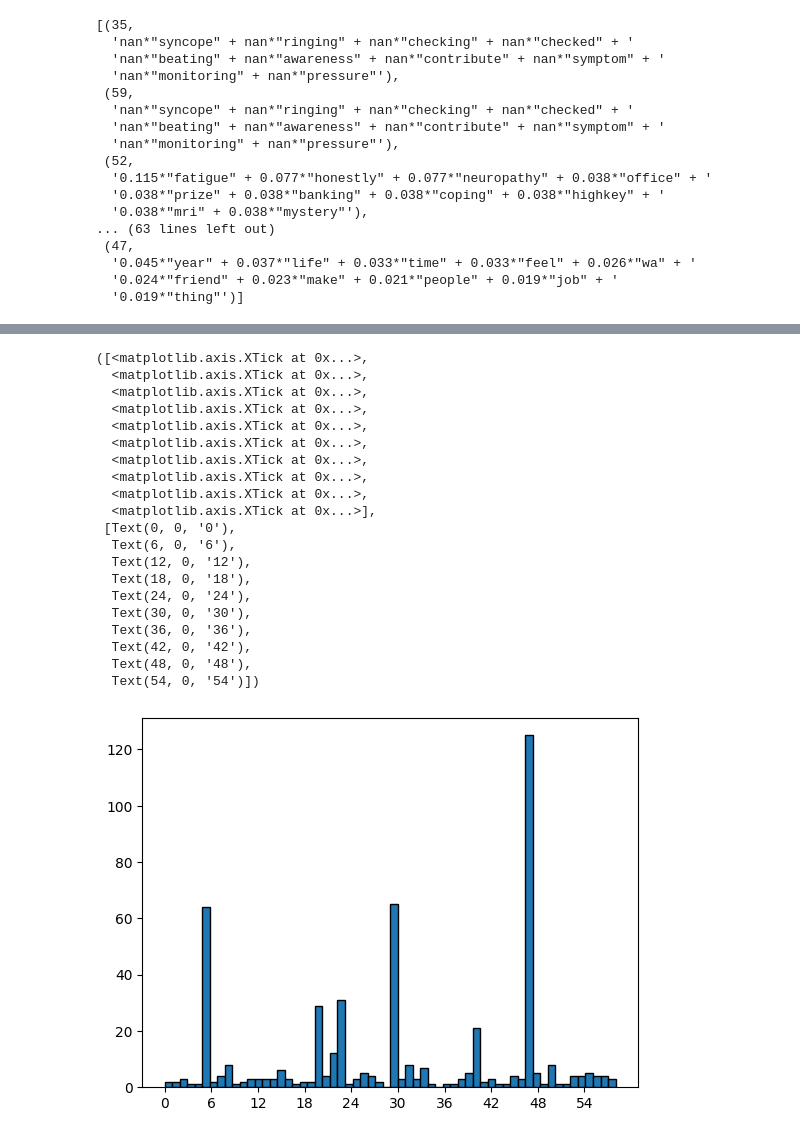
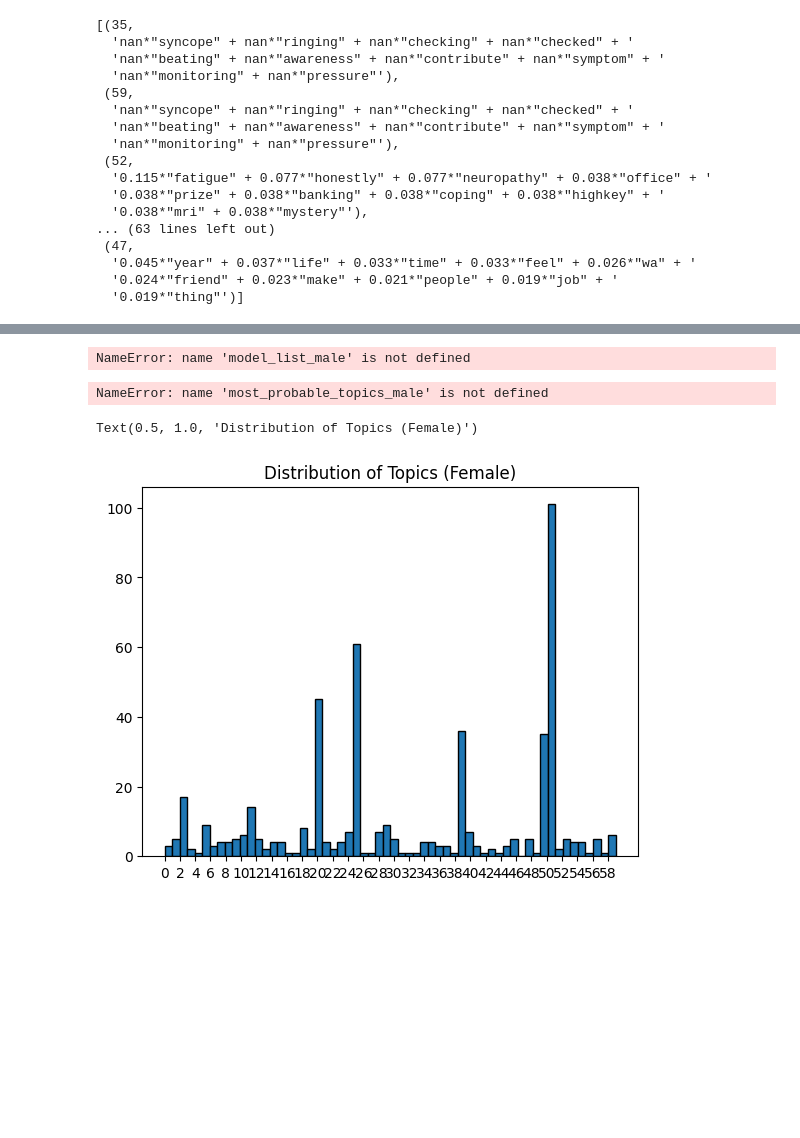
Before and after one commit to benmaxlevy/second_study, a Jupyter notebook: main.ipynb, the cells around one changed output, grey strips where cells are left out. Cells and saved outputs as stored; diff of their text form; code cells hidden in the pictures; blank space fills up the shorter version.

Commit message:
Compute Gibbs Sample LDA for female

```diff
--- a/main.ipynb
+++ b/main.ipynb
@@ -323,41 +346,49 @@ pp.pprint(model_list_male[10].print_topics())
 
 from operator import itemgetter
 
-most_probable_topics = []
+most_probable_topics_male = []
 
 for topics in model_list_male[10][corpus_male]:
     # get first most prob
-    most_probable_topics.append(max(topics, key=itemgetter(1))[0])
+    most_probable_topics_male.append(max(topics, key=itemgetter(1))[0])
     # get second most prob
     topics.remove(max(topics, key=itemgetter(1)))
-    most_probable_topics.append(max(topics, key=itemgetter(1))[0])
+    most_probable_topics_male.append(max(topics, key=itemgetter(1))[0])
     # get third most prob
     topics.remove(max(topics, key=itemgetter(1)))
-    most_probable_topics.append(max(topics, key=itemgetter(1))[0])
+    most_probable_topics_male.append(max(topics, key=itemgetter(1))[0])
+# %% [output]
+NameError: name 'model_list_male' is not defined
+# %%
+# get distribution of topics for female
+
+from operator import itemgetter
+
+most_probable_topics_female = []
+
+for topics in model_list_female[10][corpus_female]:
+    # get first most prob
+    most_probable_topics_female.append(max(topics, key=itemgetter(1))[0])
+    # get second most prob
+    topics.remove(max(topics, key=itemgetter(1)))
+    most_probable_topics_female.append(max(topics, key=itemgetter(1))[0])
+    # get third most prob
+    topics.remove(max(topics, key=itemgetter(1)))
+    most_probable_topics_female.append(max(topics, key=itemgetter(1))[0])
 # %%
 # display the distribution of topics for male
 
-plt.hist(most_probable_topics, edgecolor="black", bins=60)
+plt.hist(most_probable_topics_male, edgecolor="black", bins=60)
 plt.xticks(range(0, 60, 6))
+plt.title("Distribution of Topics (Male)")
 # %% [output]
-([<matplotlib.axis.XTick at 0x...>,
-  <matplotlib.axis.XTick at 0x...>,
-  <matplotlib.axis.XTick at 0x...>,
-  <matplotlib.axis.XTick at 0x...>,
-  <matplotlib.axis.XTick at 0x...>,
-  <matplotlib.axis.XTick at 0x...>,
-  <matplotlib.axis.XTick at 0x...>,
-  <matplotlib.axis.XTick at 0x...>,
-  <matplotlib.axis.XTick at 0x...>,
-  <matplotlib.axis.XTick at 0x...>],
- [Text(0, 0, '0'),
-  Text(6, 0, '6'),
-  Text(12, 0, '12'),
-  Text(18, 0, '18'),
-  Text(24, 0, '24'),
-  Text(30, 0, '30'),
-  Text(36, 0, '36'),
-  Text(42, 0, '42'),
-  Text(48, 0, '48'),
-  Text(54, 0, '54')])
+NameError: name 'most_probable_topics_male' is not defined
-[figure, removed]
+# %%
+# display the distribution of topics for female
+
+plt.hist(most_probable_topics_female, edgecolor="black", bins=60)
+plt.xticks(range(0, 60, 4))
+plt.title("Distribution of Topics (Female)")
+# %% [output]
+Text(0.5, 1.0, 'Distribution of Topics (Female)')
+[figure, added]
```
Also changed, not shown: parts of 2 cells of this notebook.
